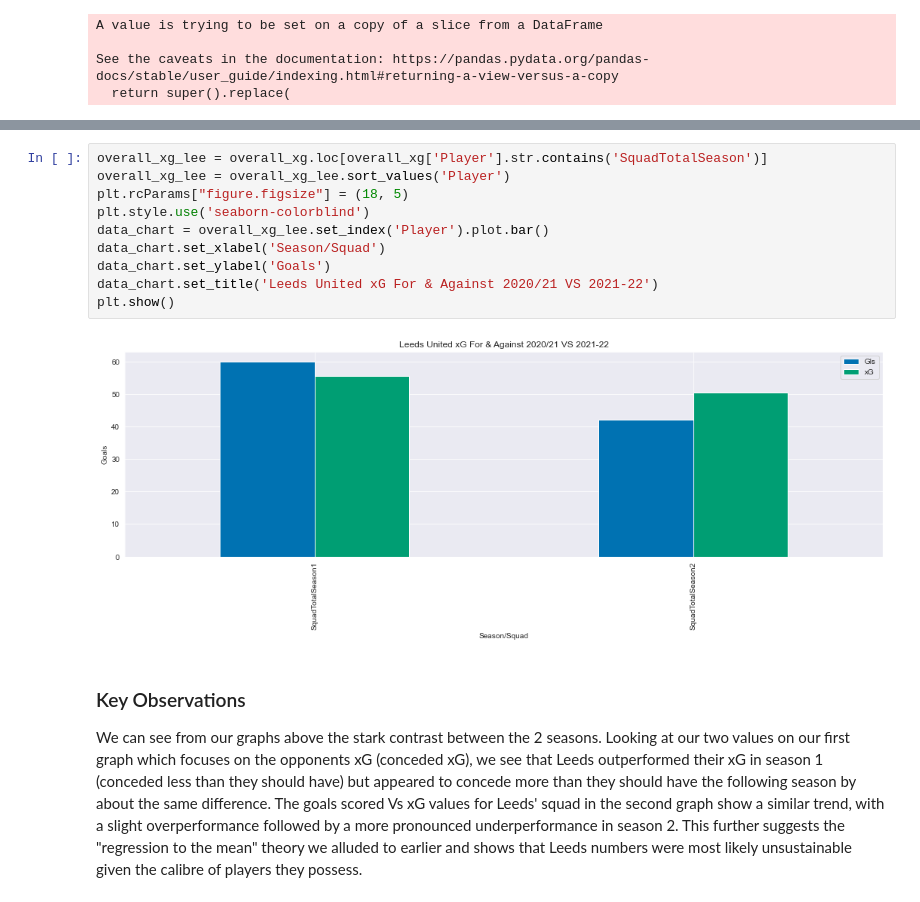
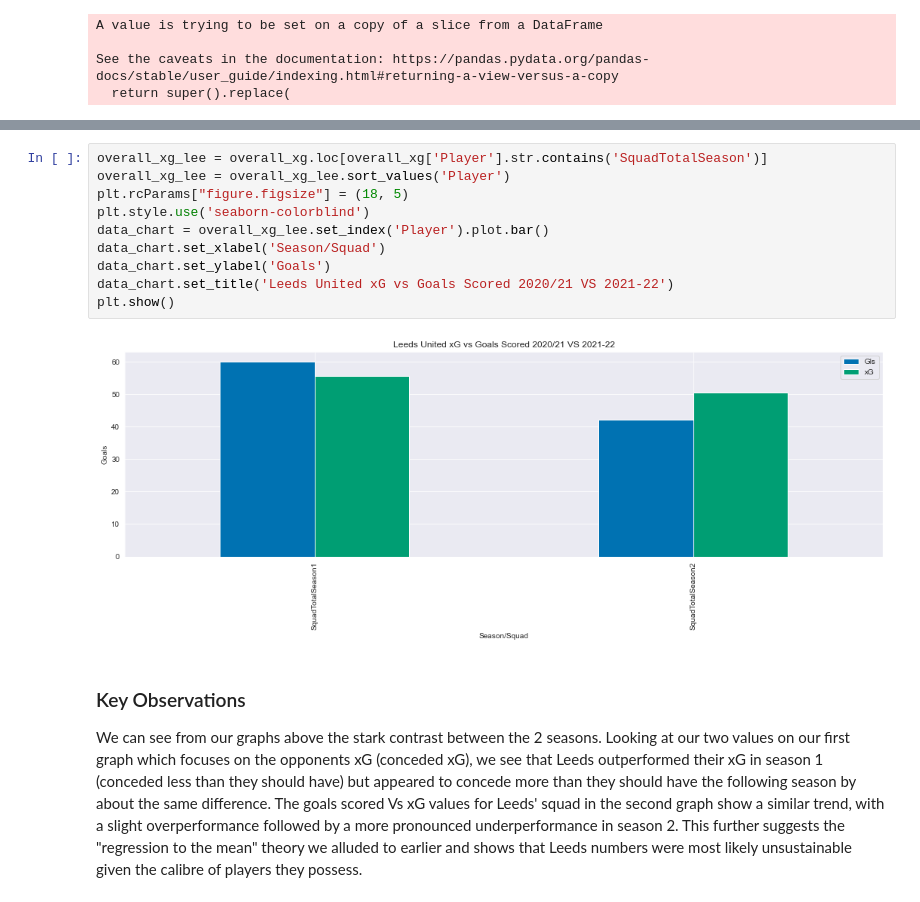
Before and after one commit to kiansweeney11/xg-data-analysis, a Jupyter notebook: leeds-comparison.ipynb, the cells around one changed output, grey strips where cells are left out. Saved outputs shown, nothing was run; the diff lists cells and outputs as text.

Commit message:
titles

```diff
--- a/leeds-comparison.ipynb
+++ b/leeds-comparison.ipynb
@@ -519,18 +519,18 @@ data_chart.set_title('Leeds United Opponent xG For & Against 2020/21 VS 2021-22'
 plt.show()
 # %% [output]
 [figure]
-# %%
-overall_xg_lee = overall_xg.loc[overall_xg['Player'].str.contains('SquadTotalSeason')]
-overall_xg_lee = overall_xg_lee.sort_values('Player')
-plt.rcParams["figure.figsize"] = (18, 5)
-plt.style.use('seaborn-colorblind')
-data_chart = overall_xg_lee.set_index('Player').plot.bar()
-data_chart.set_xlabel('Season/Squad')
-data_chart.set_ylabel('Goals')
-data_chart.set_title('Leeds United xG For & Against 2020/21 VS 2021-22')
-plt.show()
-# %% [output]
-[figure, removed]
+# %%
+overall_xg_lee = overall_xg.loc[overall_xg['Player'].str.contains('SquadTotalSeason')]
+overall_xg_lee = overall_xg_lee.sort_values('Player')
+plt.rcParams["figure.figsize"] = (18, 5)
+plt.style.use('seaborn-colorblind')
+data_chart = overall_xg_lee.set_index('Player').plot.bar()
+data_chart.set_xlabel('Season/Squad')
+data_chart.set_ylabel('Goals')
+data_chart.set_title('Leeds United xG vs Goals Scored 2020/21 VS 2021-22')
+plt.show()
+# %% [output]
+[figure, added]
 # %% [markdown]
 ### Key Observations
 We can see from our graphs above the stark contrast between the 2 seasons. Looking at our two values on our first graph which focuses on the opponents xG (conceded xG), we see that Leeds outperformed their xG in season 1 (conceded less than they should have) but appeared to concede more than they should have the following season by about the same difference. The goals scored Vs xG values for Leeds' squad in the second graph show a similar trend, with a slight overperformance followed by a more pronounced underperformance in season 2. This further suggests the "regression to the mean" theory we alluded to earlier and shows that Leeds numbers were most likely unsustainable given the calibre of players they possess.
```
Also changed, not shown: parts of 2 cells of this notebook.
